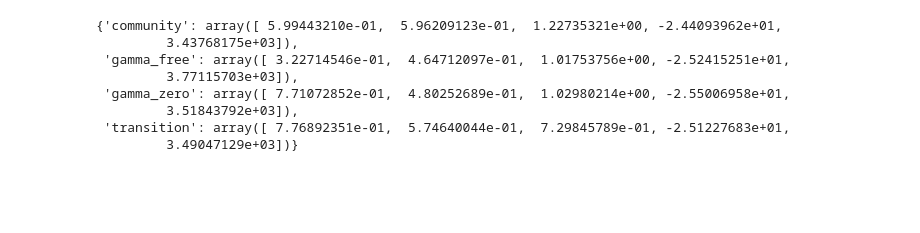
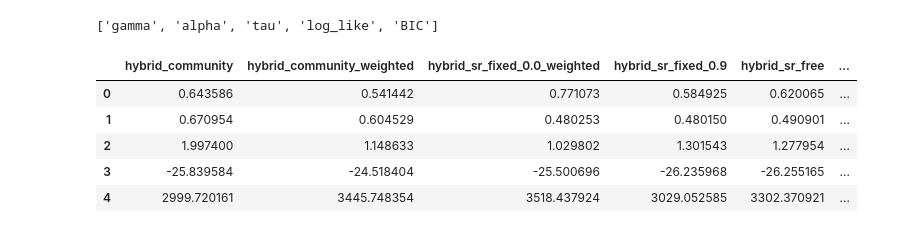
Before and after one commit to prestonlab/tesser_successor, a Jupyter notebook: bic_weights.ipynb, the cells around one changed output. Drawn from its saved outputs; the diff is of its cells as text; code cells hidden in the pictures; blank space fills up the shorter version.

```diff
--- a/bic_weights.ipynb
+++ b/bic_weights.ipynb
@@ -31,14 +40,16 @@ param.append('BIC')
-# %%
-models
-# %% [output]
-{'community': array([ 5.99443210e-01,  5.96209123e-01,  1.22735321e+00, -2.44093962e+01,
-         3.43768175e+03]),
- 'gamma_free': array([ 3.22714546e-01,  4.64712097e-01,  1.01753756e+00, -2.52415251e+01,
-         3.77115703e+03]),
- 'gamma_zero': array([ 7.71072852e-01,  4.80252689e-01,  1.02980214e+00, -2.55006958e+01,
-         3.51843792e+03]),
- 'transition': array([ 7.76892351e-01,  5.74640044e-01,  7.29845789e-01, -2.51227683e+01,
-         3.49047129e+03])}
+# %%
+param
+# %% [output]
+['gamma', 'alpha', 'tau', 'log_like', 'BIC']
+# %%
+pd.DataFrame.from_dict(models)
+# %% [output]
+|  | hybrid_community | hybrid_community_weighted | hybrid_sr_fixed_0.0_weighted | hybrid_sr_fixed_0.9 | hybrid_sr_free | ... |
+| 0 | 0.643586 | 0.541442 | 0.771073 | 0.584925 | 0.620065 | ... |
+| 1 | 0.670954 | 0.604529 | 0.480253 | 0.480150 | 0.490901 | ... |
+| 2 | 1.997400 | 1.148633 | 1.029802 | 1.301543 | 1.277954 | ... |
+| 3 | -25.839584 | -24.518404 | -25.500696 | -26.235968 | -26.255165 | ... |
+| 4 | 2999.720161 | 3445.748354 | 3518.437924 | 3029.052585 | 3302.370921 | ... |
 # %%
 df =pd.DataFrame(data = models.values(),  columns = param)
 df['w_BIC'] = bic.wbic(df.BIC, axis=0)
```
Also changed, not shown: parts of 9 cells of this notebook.
